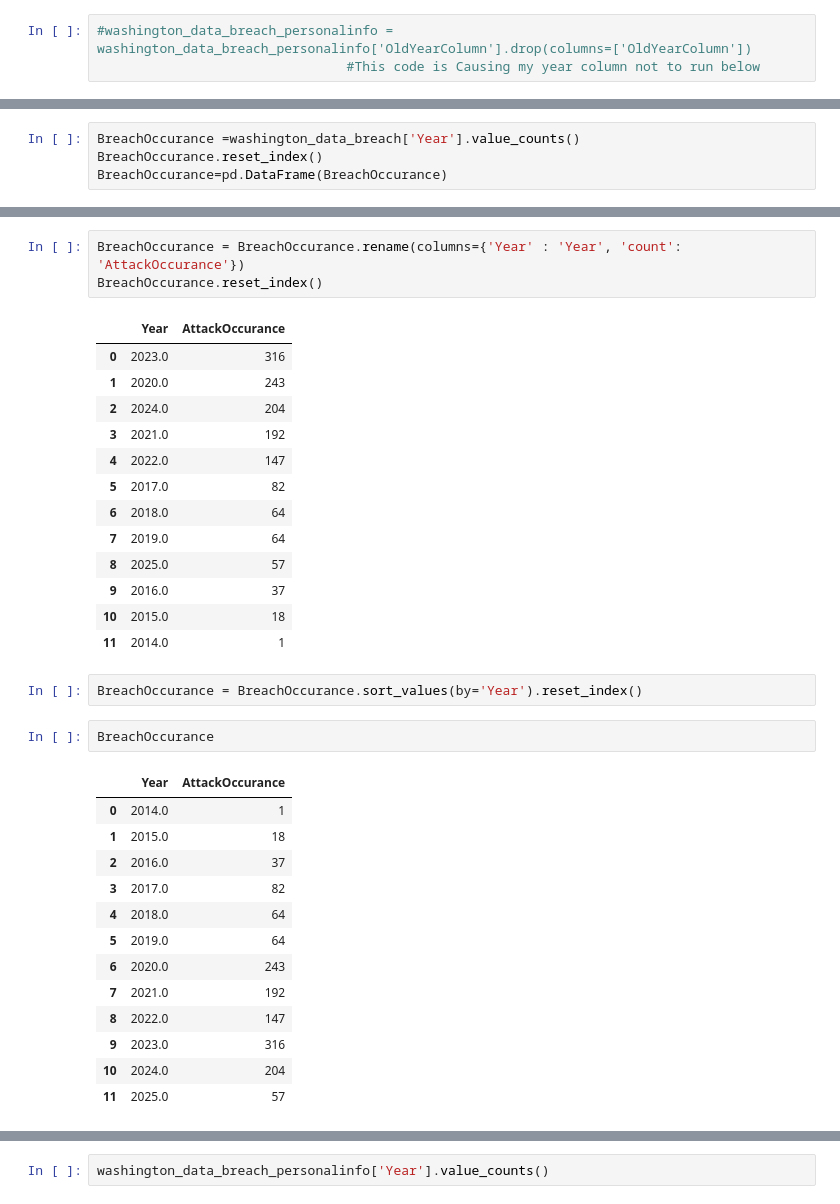
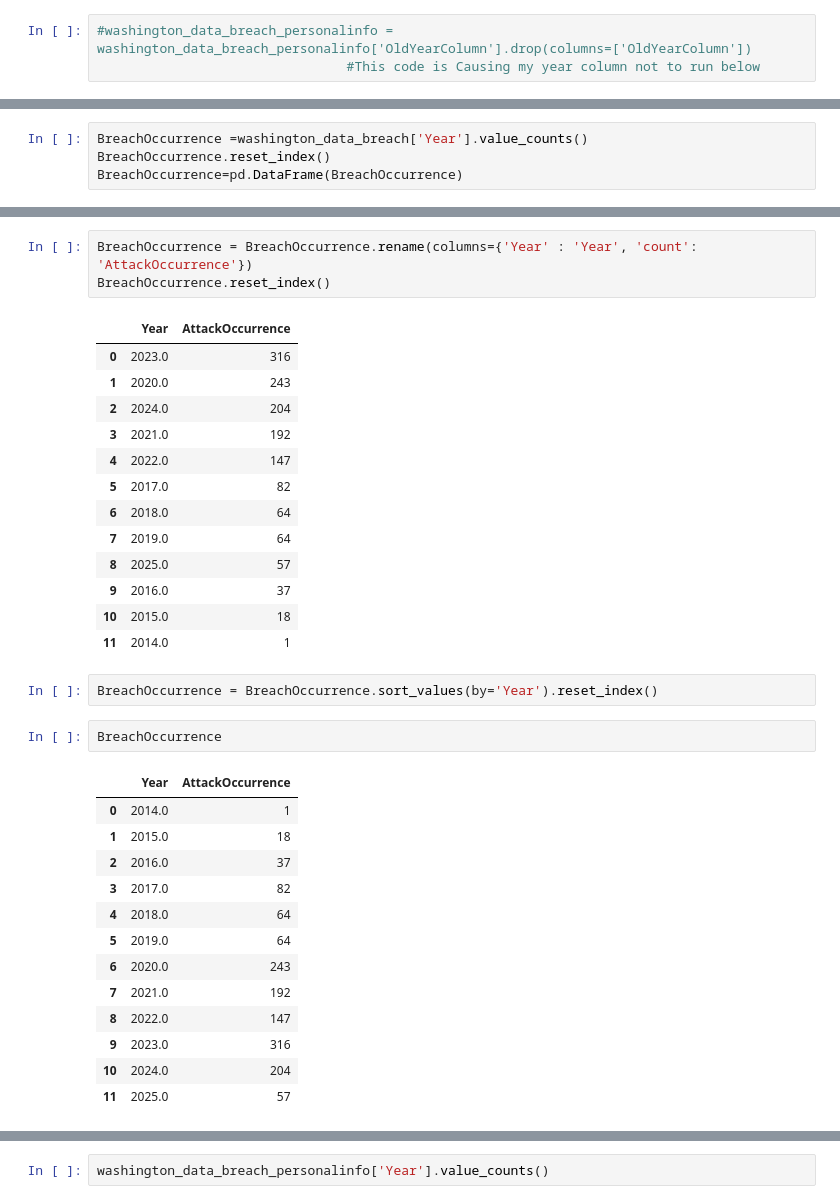
Before and after one commit to BrittanyRussell-15/Data_Breach_Risk_Capstone2025, a Jupyter notebook: notebooks/washingtoncyberattackscapstonebybrittanyrussell.ipynb, the cells around one changed output, grey strips where cells are left out. Drawn from its saved outputs; the diff is of its cells as text.

```diff
--- a/notebooks/washingtoncyberattackscapstonebybrittanyrussell.ipynb
+++ b/notebooks/washingtoncyberattackscapstonebybrittanyrussell.ipynb
@@ -359,5 +359,5 @@ washington_data_breach = washington_data_breach.drop(columns=['OldYearColumn'])
 # %%
-BreachOccurance =washington_data_breach['Year'].value_counts()
-BreachOccurance.reset_index()
-BreachOccurance=pd.DataFrame(BreachOccurance)
+BreachOccurrence =washington_data_breach['Year'].value_counts()
+BreachOccurrence.reset_index()
+BreachOccurrence=pd.DataFrame(BreachOccurrence)
 # %%
@@ -377,10 +377,10 @@ BreachOccurance.reset_index()
 | 10 | 2015.0 | 18 |
 | 11 | 2014.0 | 1 |
 # %%
-BreachOccurance = BreachOccurance.rename(columns={'Year' : 'Year', 'count': 'AttackOccurance'})
-BreachOccurance.reset_index()
+BreachOccurrence = BreachOccurrence.rename(columns={'Year' : 'Year', 'count': 'AttackOccurrence'})
+BreachOccurrence.reset_index()
 # %% [output]
-|  | Year | AttackOccurance |
+|  | Year | AttackOccurrence |
 | 0 | 2023.0 | 316 |
 | 1 | 2020.0 | 243 |
 | 2 | 2024.0 | 204 |
@@ -394,11 +394,11 @@ BreachOccurance.reset_index()
 | 10 | 2015.0 | 18 |
 | 11 | 2014.0 | 1 |
 # %%
-BreachOccurance = BreachOccurance.sort_values(by='Year').reset_index()
+BreachOccurrence = BreachOccurrence.sort_values(by='Year').reset_index()
 # %%
-BreachOccurance
+BreachOccurrence
 # %% [output]
-|  | Year | AttackOccurance |
+|  | Year | AttackOccurrence |
 | 0 | 2014.0 | 1 |
 | 1 | 2015.0 | 18 |
 | 2 | 2016.0 | 37 |
```
Also changed, not shown: parts of 7 cells of this notebook, 4 other files.
